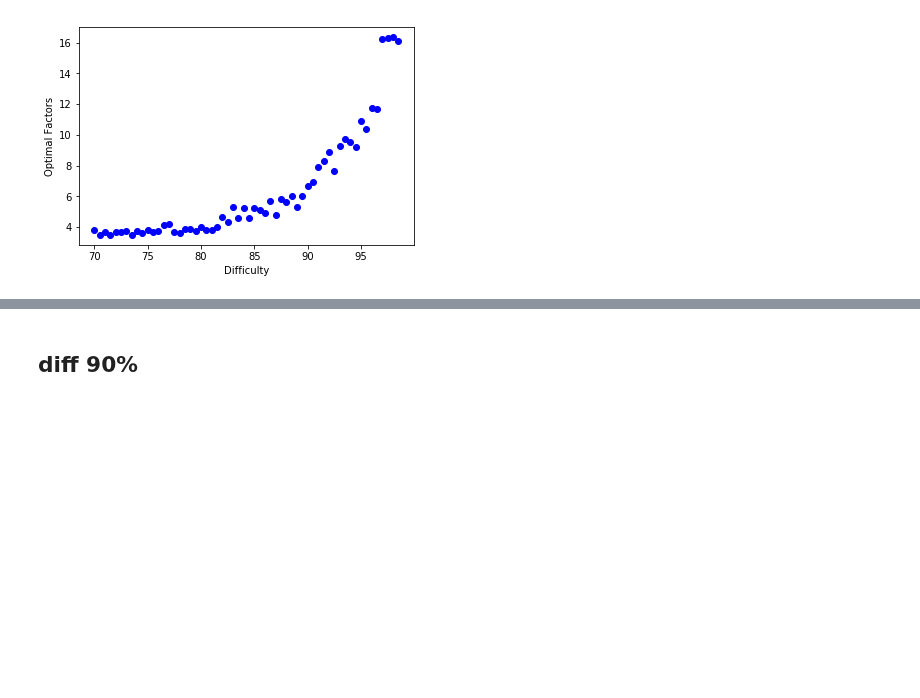
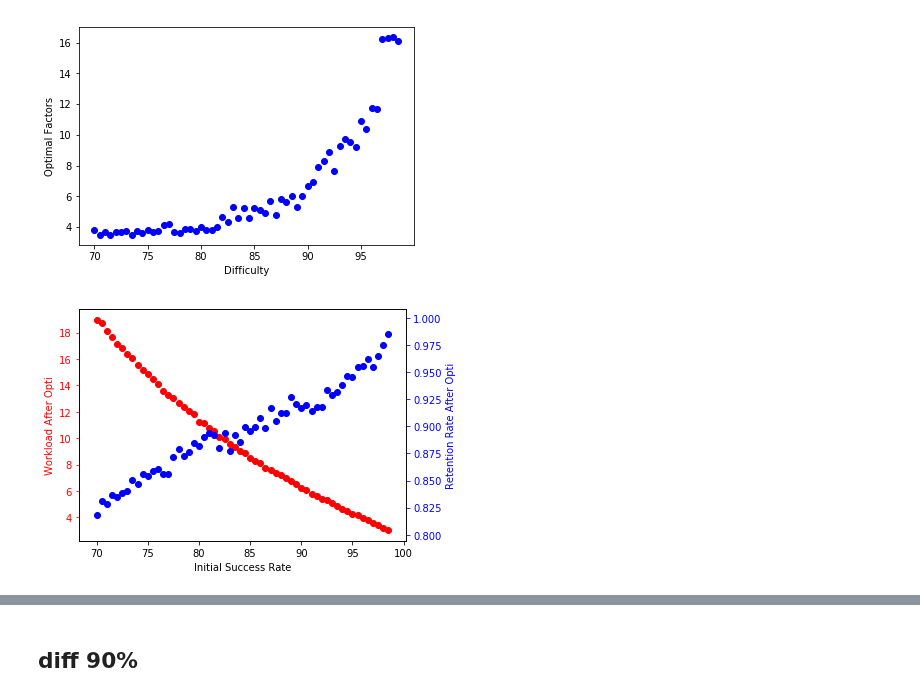
Before and after one commit to brumar/SRS-Simulations, a Jupyter notebook: after_expo.ipynb, the cells around one changed output, grey strips where cells are left out. Cells and saved outputs as stored; diff of their text form; code cells hidden in the pictures; blank space fills up the shorter version.

```diff
--- a/after_expo.ipynb
+++ b/after_expo.ipynb
@@ -116,6 +163,8 @@ results
 # %%
 factors = [float(output["factor"]) for output in results]
 pbt = [float(output["pbt"]) for output in results]
+w_load = [float(output["w_load"]) for output in results]
+r_rate = [float(output["r_rate"]) for output in results]
 plt.scatter(pbt, factors, color="blue")
 t = np.polyfit(np.asarray(pbt, dtype=float),np.asarray(factors, dtype=float),2)
 #new_factors = [t[0]*p*p + t[1]*p + t[2] for p in pbt]
@@ -125,3 +174,19 @@ plt.xlabel("Difficulty")
 plt.show()
 # %% [output]
 [figure]
+# %%
+fig, ax1 = plt.subplots()
+ax1.scatter(pbt, w_load, color="red")
+ax1.set_xlabel('Initial Success Rate')
+ax1.set_ylabel('Workload After Opti', color='red')
+ax1.tick_params('y', colors='red')
+
+ax2 = ax1.twinx()
+ax2.scatter(pbt, r_rate, color="blue")
+ax2.set_ylabel('Retention Rate After Opti', color='blue')
+ax2.tick_params('y', colors='blue')
+
+fig.tight_layout()
+plt.show()
+# %% [output]
+[figure, added]
```
Also changed, not shown: parts of 46 cells of this notebook, 2 other files.
